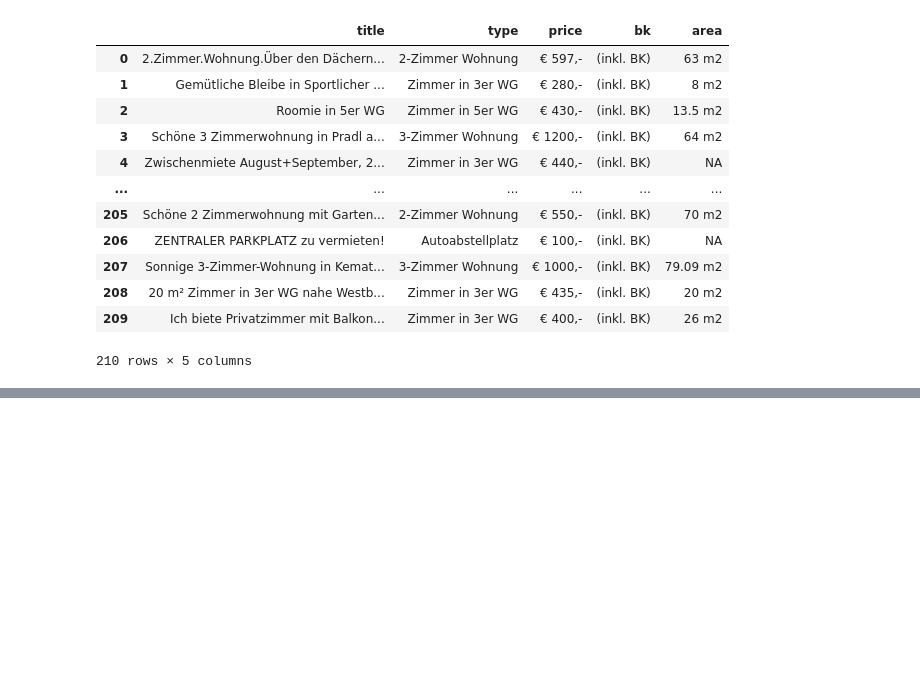
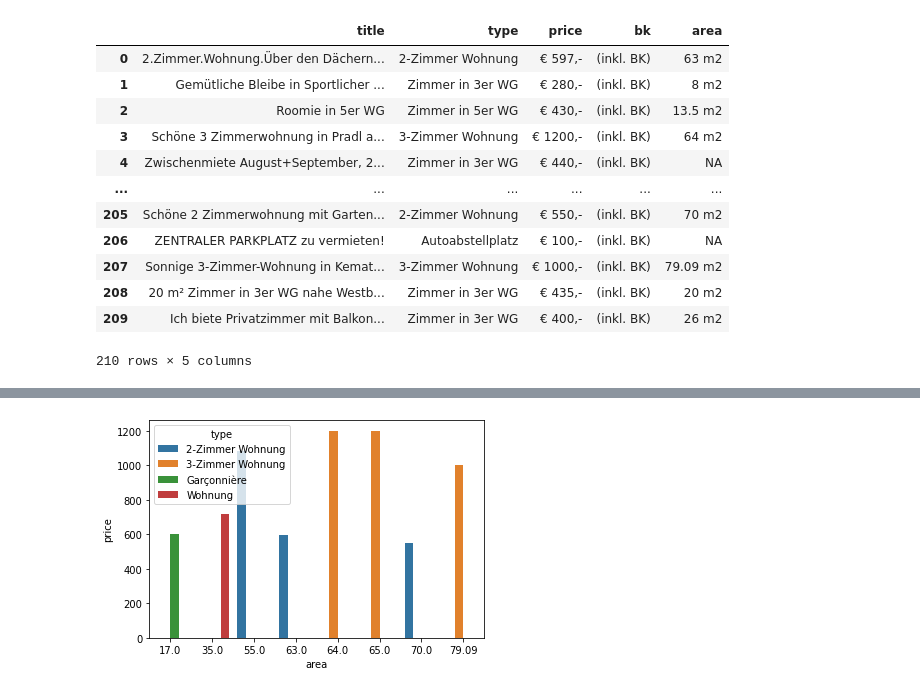
Before and after one commit to tchintchie/whgscraper, a Jupyter notebook: soup.ipynb, the cells around one changed output, grey strips where cells are left out. Saved outputs shown, nothing was run; the diff lists cells and outputs as text; code cells hidden in the pictures; blank space fills up the shorter version.

```diff
--- a/soup.ipynb
+++ b/soup.ipynb
@@ -174,0 +228,5 @@ all_content
+# %%
+sns.barplot(x = no_wg.area, y = no_wg.price, hue = no_wg["type"])
+plt.show()
+# %% [output]
+[figure, added]
```
Also changed, not shown: parts of 17 cells of this notebook.
